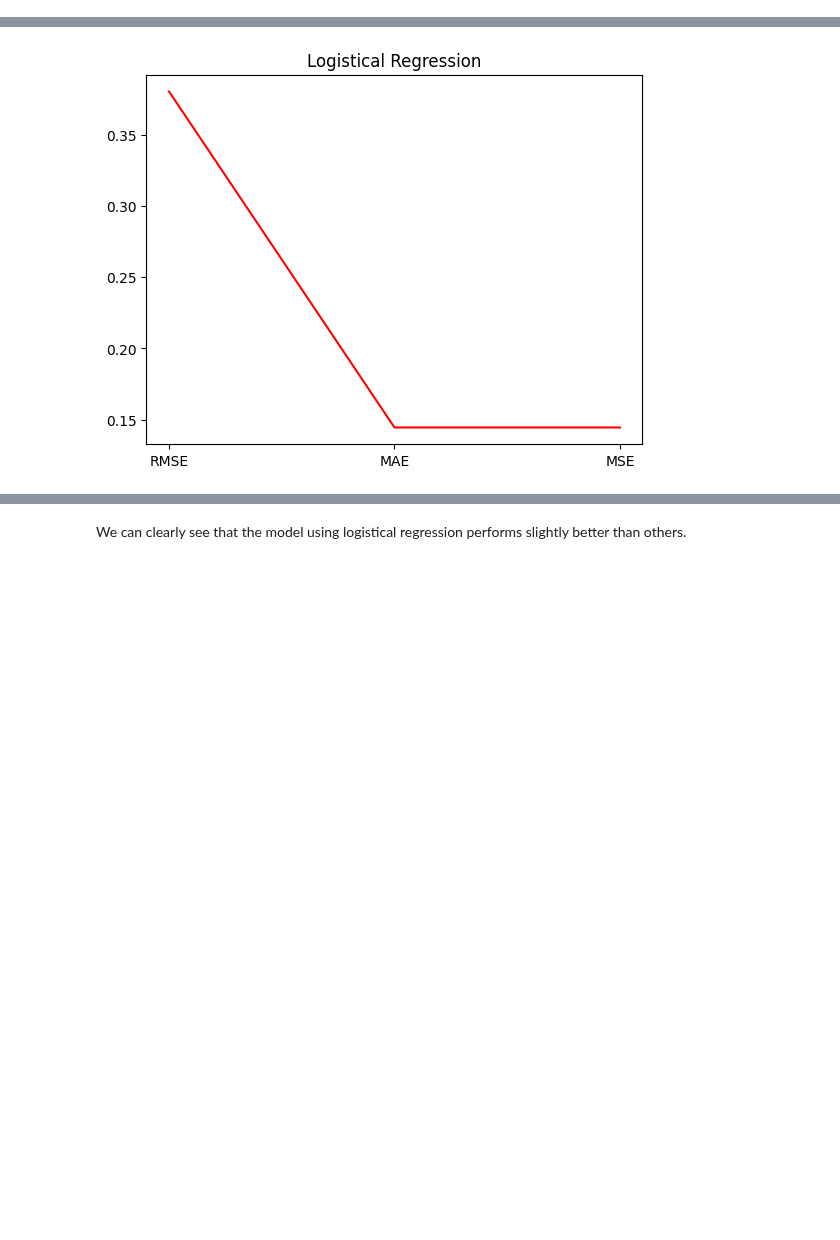
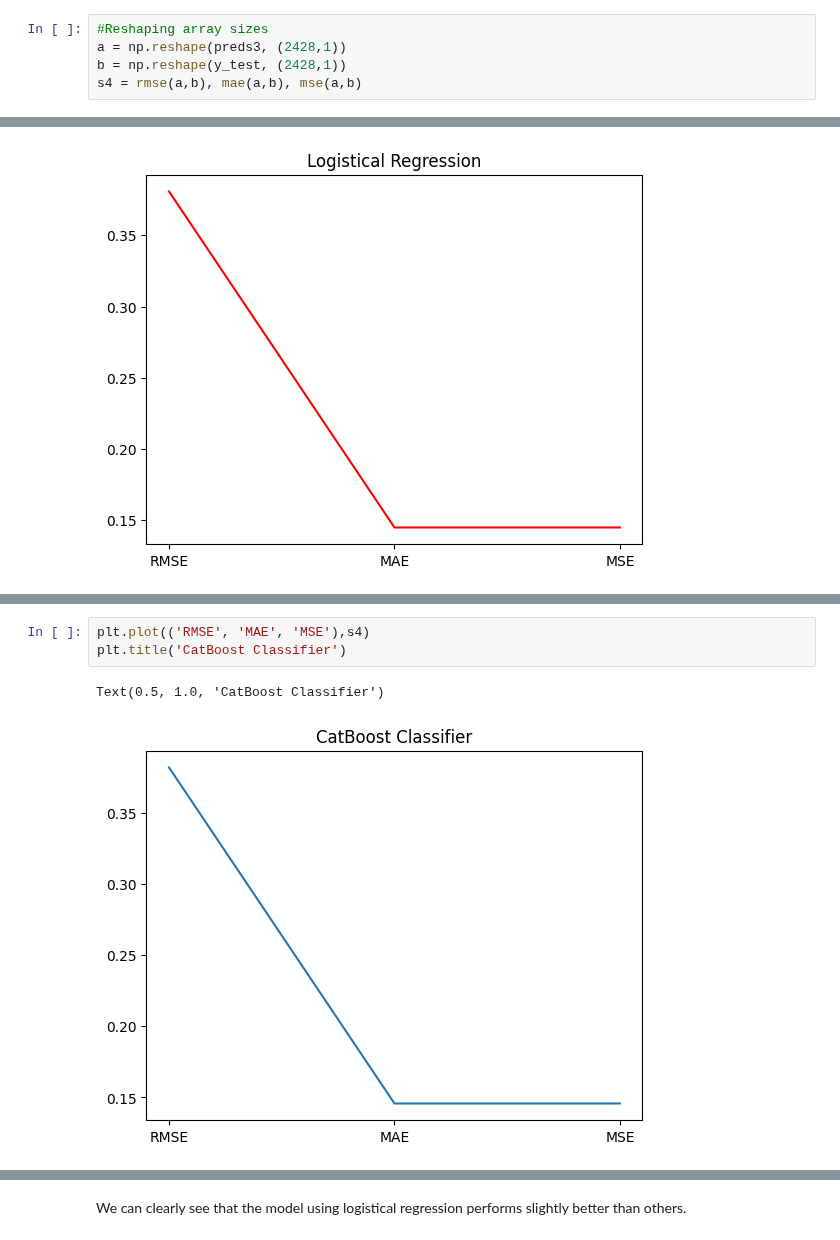
Before and after one commit to Akshat111111/Hedging-of-Financial-Derivatives, a Jupyter notebook: Credit Risk/CreditRisk.ipynb, the cells around one changed output, grey strips where cells are left out. Drawn from its saved outputs; the diff is of its cells as text; blank space fills up the shorter version.

```diff
--- a/Credit Risk/CreditRisk.ipynb
+++ b/Credit Risk/CreditRisk.ipynb
@@ -245,3 +319,8 @@ s2
+# %%
+#Reshaping array sizes
+a = np.reshape(preds3, (2428,1))
+b = np.reshape(y_test, (2428,1))
+s4 = rmse(a,b), mae(a,b), mse(a,b)
 # %% [markdown]
 ### Now, let's visualise our results.
 # %%
@@ -267 +346,7 @@ Text(0.5, 1.0, 'Logistical Regression')
+# %%
+plt.plot(('RMSE', 'MAE', 'MSE'),s4)
+plt.title('CatBoost Classifier')
+# %% [output]
+Text(0.5, 1.0, 'CatBoost Classifier')
+[figure, added]
 # %%
```
Also changed, not shown: parts of 27 cells of this notebook.
